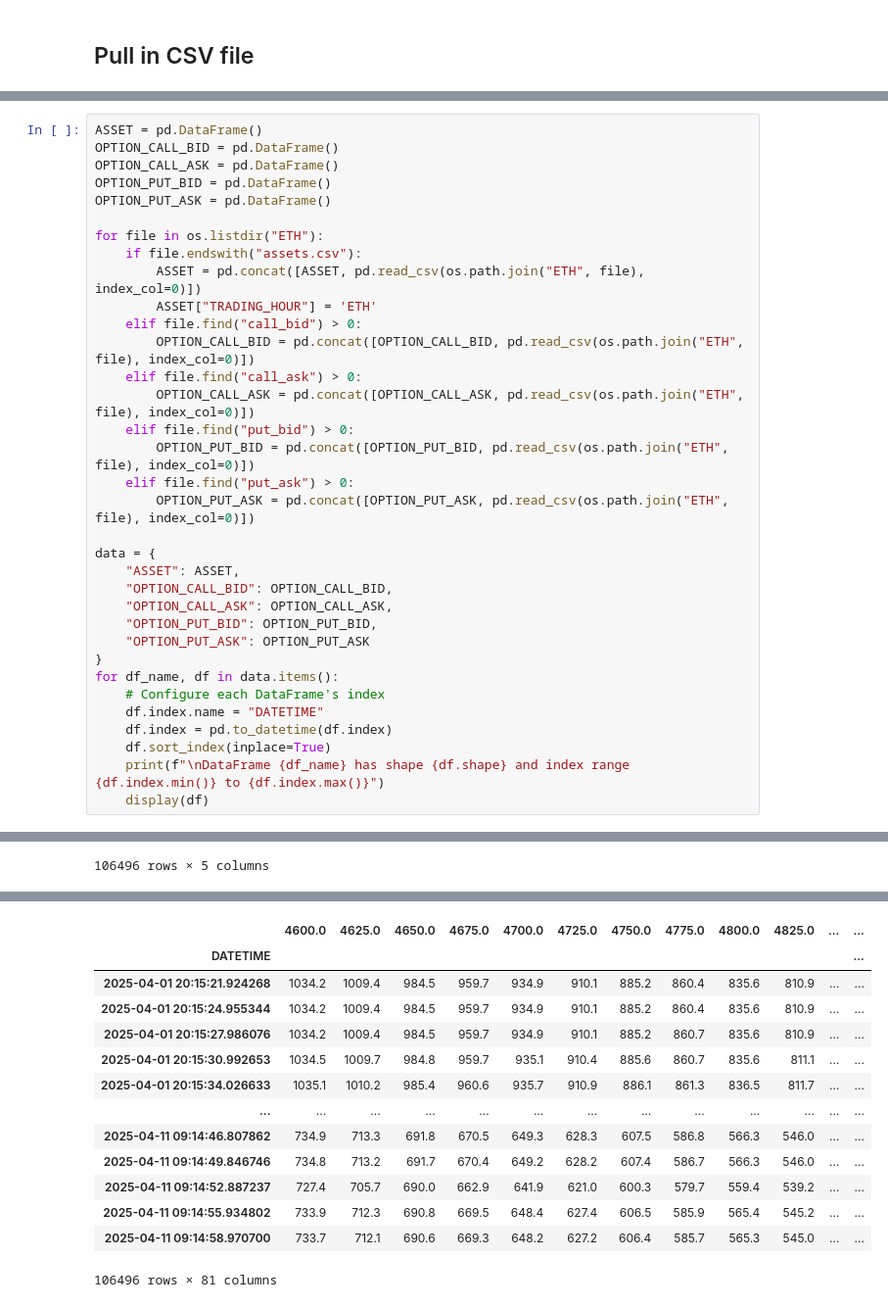
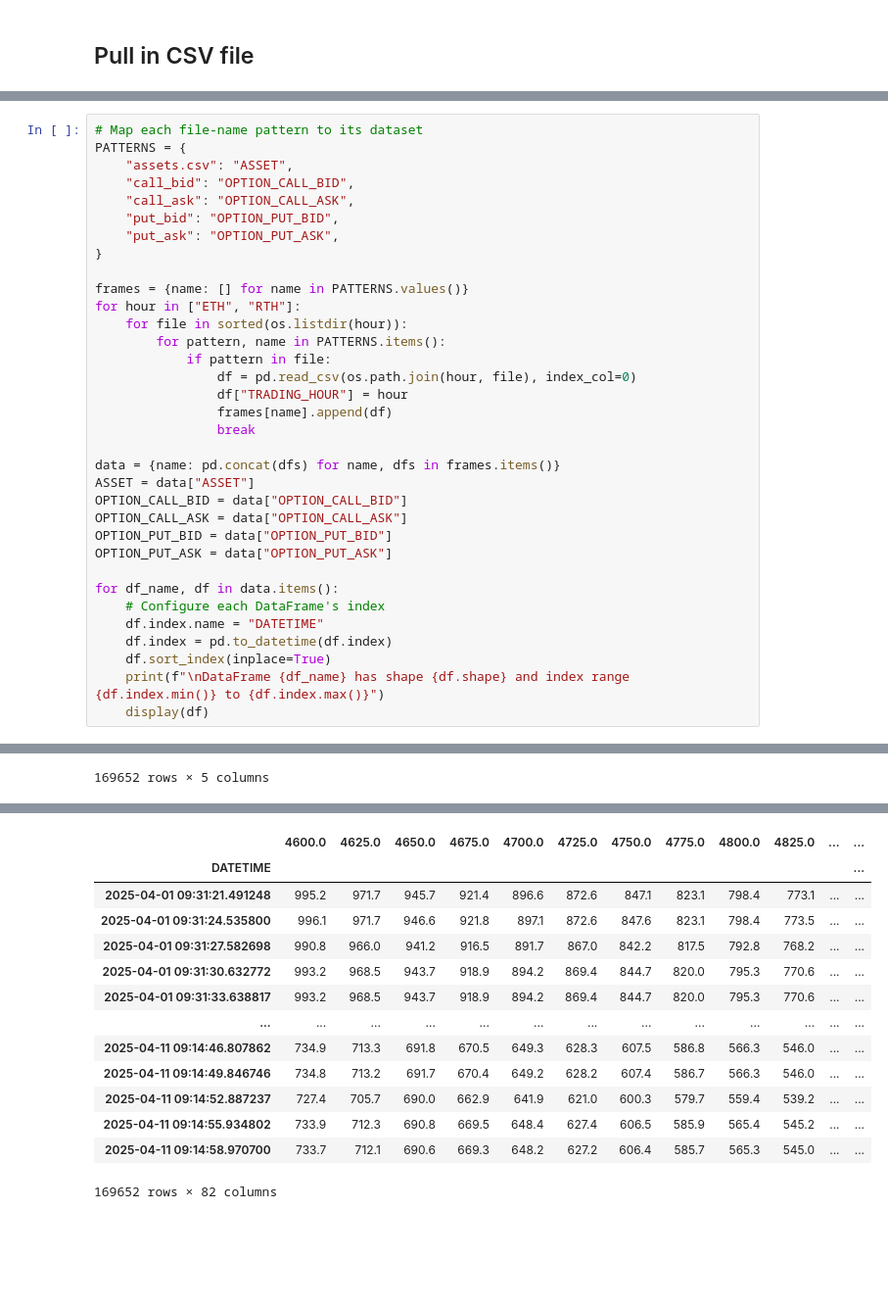
Before and after one commit to cyee02/MQF, a Jupyter notebook: QF620/Final Assignment/analysis.ipynb, the cells around one changed output, grey strips where cells are left out. Shown at 98% size. Cells and saved outputs as stored; diff of their text form; blank space fills up the shorter version.

Commit message:
Pull in Events data (#17)

```diff
--- a/QF620/Final Assignment/analysis.ipynb
+++ b/QF620/Final Assignment/analysis.ipynb
@@ -17,30 +53,30 @@ import pandas as pd
 # %%
-ASSET = pd.DataFrame()
-OPTION_CALL_BID = pd.DataFrame()
-OPTION_CALL_ASK = pd.DataFrame()
-OPTION_PUT_BID = pd.DataFrame()
-OPTION_PUT_ASK = pd.DataFrame()
+# Map each file-name pattern to its dataset
+PATTERNS = {
+    "assets.csv": "ASSET",
+    "call_bid": "OPTION_CALL_BID",
+    "call_ask": "OPTION_CALL_ASK",
+    "put_bid": "OPTION_PUT_BID",
+    "put_ask": "OPTION_PUT_ASK",
+}
 
-for file in os.listdir("ETH"):
-    if file.endswith("assets.csv"):
-        ASSET = pd.concat([ASSET, pd.read_csv(os.path.join("ETH", file), index_col=0)])
-        ASSET["TRADING_HOUR"] = 'ETH'
-    elif file.find("call_bid") > 0:
-        OPTION_CALL_BID = pd.concat([OPTION_CALL_BID, pd.read_csv(os.path.join("ETH", file), index_col=0)])
-    elif file.find("call_ask") > 0:
-        OPTION_CALL_ASK = pd.concat([OPTION_CALL_ASK, pd.read_csv(os.path.join("ETH", file), index_col=0)])
-    elif file.find("put_bid") > 0:
-        OPTION_PUT_BID = pd.concat([OPTION_PUT_BID, pd.read_csv(os.path.join("ETH", file), index_col=0)])
-    elif file.find("put_ask") > 0:
-        OPTION_PUT_ASK = pd.concat([OPTION_PUT_ASK, pd.read_csv(os.path.join("ETH", file), index_col=0)])
+frames = {name: [] for name in PATTERNS.values()}
+for hour in ["ETH", "RTH"]:
+    for file in sorted(os.listdir(hour)):
+        for pattern, name in PATTERNS.items():
+            if pattern in file:
+                df = pd.read_csv(os.path.join(hour, file), index_col=0)
+                df["TRADING_HOUR"] = hour
+                frames[name].append(df)
+                break
 
-data = {
-    "ASSET": ASSET,
-    "OPTION_CALL_BID": OPTION_CALL_BID,
-    "OPTION_CALL_ASK": OPTION_CALL_ASK,
-    "OPTION_PUT_BID": OPTION_PUT_BID,
-    "OPTION_PUT_ASK": OPTION_PUT_ASK
-}
+data = {name: pd.concat(dfs) for name, dfs in frames.items()}
+ASSET = data["ASSET"]
+OPTION_CALL_BID = data["OPTION_CALL_BID"]
+OPTION_CALL_ASK = data["OPTION_CALL_ASK"]
+OPTION_PUT_BID = data["OPTION_PUT_BID"]
+OPTION_PUT_ASK = data["OPTION_PUT_ASK"]
+
 for df_name, df in data.items():
     # Configure each DataFrame's index
     df.index.name = "DATETIME"
@@ -63,4 +99,4 @@ DataFrame ASSET has shape (106496, 5) and index range 2025-04-01 20:15:21.924268
 | 2025-04-11 09:14:52.887237 | 5242.3 | 5276.0 | 5276.5 | 44.77 | ETH |
 | 2025-04-11 09:14:55.934802 | 5242.55 | 5276.25 | 5276.75 | 44.77 | ETH |
 | 2025-04-11 09:14:58.970700 | 5242.55 | 5276.25 | 5276.75 | 44.77 | ETH |
-106496 rows × 5 columns
+169652 rows × 5 columns
@@ -68,14 +104,14 @@ DataFrame OPTION_CALL_BID has shape (106496, 81) and index range 2025-04-01 20:1
 |  | 4600.0 | 4625.0 | 4650.0 | 4675.0 | 4700.0 | 4725.0 | 4750.0 | 4775.0 | 4800.0 | 4825.0 | ... | ... |
 | DATETIME |  |  |  |  |  |  |  |  |  |  |  | ... |
-| 2025-04-01 20:15:21.924268 | 1034.2 | 1009.4 | 984.5 | 959.7 | 934.9 | 910.1 | 885.2 | 860.4 | 835.6 | 810.9 | ... | ... |
-| 2025-04-01 20:15:24.955344 | 1034.2 | 1009.4 | 984.5 | 959.7 | 934.9 | 910.1 | 885.2 | 860.4 | 835.6 | 810.9 | ... | ... |
-| 2025-04-01 20:15:27.986076 | 1034.2 | 1009.4 | 984.5 | 959.7 | 934.9 | 910.1 | 885.2 | 860.7 | 835.6 | 810.9 | ... | ... |
-| 2025-04-01 20:15:30.992653 | 1034.5 | 1009.7 | 984.8 | 959.7 | 935.1 | 910.4 | 885.6 | 860.7 | 835.6 | 811.1 | ... | ... |
-| 2025-04-01 20:15:34.026633 | 1035.1 | 1010.2 | 985.4 | 960.6 | 935.7 | 910.9 | 886.1 | 861.3 | 836.5 | 811.7 | ... | ... |
+| 2025-04-01 09:31:21.491248 | 995.2 | 971.7 | 945.7 | 921.4 | 896.6 | 872.6 | 847.1 | 823.1 | 798.4 | 773.1 | ... | ... |
+| 2025-04-01 09:31:24.535800 | 996.1 | 971.7 | 946.6 | 921.8 | 897.1 | 872.6 | 847.6 | 823.1 | 798.4 | 773.5 | ... | ... |
+| 2025-04-01 09:31:27.582698 | 990.8 | 966.0 | 941.2 | 916.5 | 891.7 | 867.0 | 842.2 | 817.5 | 792.8 | 768.2 | ... | ... |
+| 2025-04-01 09:31:30.632772 | 993.2 | 968.5 | 943.7 | 918.9 | 894.2 | 869.4 | 844.7 | 820.0 | 795.3 | 770.6 | ... | ... |
+| 2025-04-01 09:31:33.638817 | 993.2 | 968.5 | 943.7 | 918.9 | 894.2 | 869.4 | 844.7 | 820.0 | 795.3 | 770.6 | ... | ... |
 | ... | ... | ... | ... | ... | ... | ... | ... | ... | ... | ... | ... | ... |
 | 2025-04-11 09:14:46.807862 | 734.9 | 713.3 | 691.8 | 670.5 | 649.3 | 628.3 | 607.5 | 586.8 | 566.3 | 546.0 | ... | ... |
 | 2025-04-11 09:14:49.846746 | 734.8 | 713.2 | 691.7 | 670.4 | 649.2 | 628.2 | 607.4 | 586.7 | 566.3 | 546.0 | ... | ... |
 | 2025-04-11 09:14:52.887237 | 727.4 | 705.7 | 690.0 | 662.9 | 641.9 | 621.0 | 600.3 | 579.7 | 559.4 | 539.2 | ... | ... |
 | 2025-04-11 09:14:55.934802 | 733.9 | 712.3 | 690.8 | 669.5 | 648.4 | 627.4 | 606.5 | 585.9 | 565.4 | 545.2 | ... | ... |
 | 2025-04-11 09:14:58.970700 | 733.7 | 712.1 | 690.6 | 669.3 | 648.2 | 627.2 | 606.4 | 585.7 | 565.3 | 545.0 | ... | ... |
-106496 rows × 81 columns
+169652 rows × 82 columns
```
Also changed, not shown: parts of 3 cells of this notebook.
